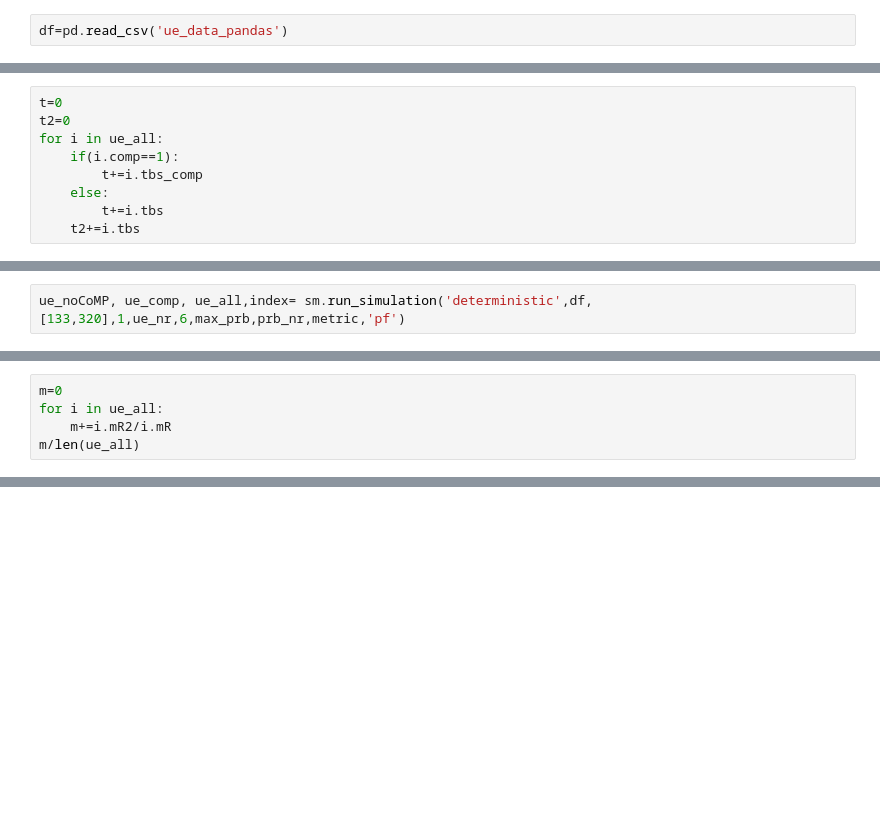
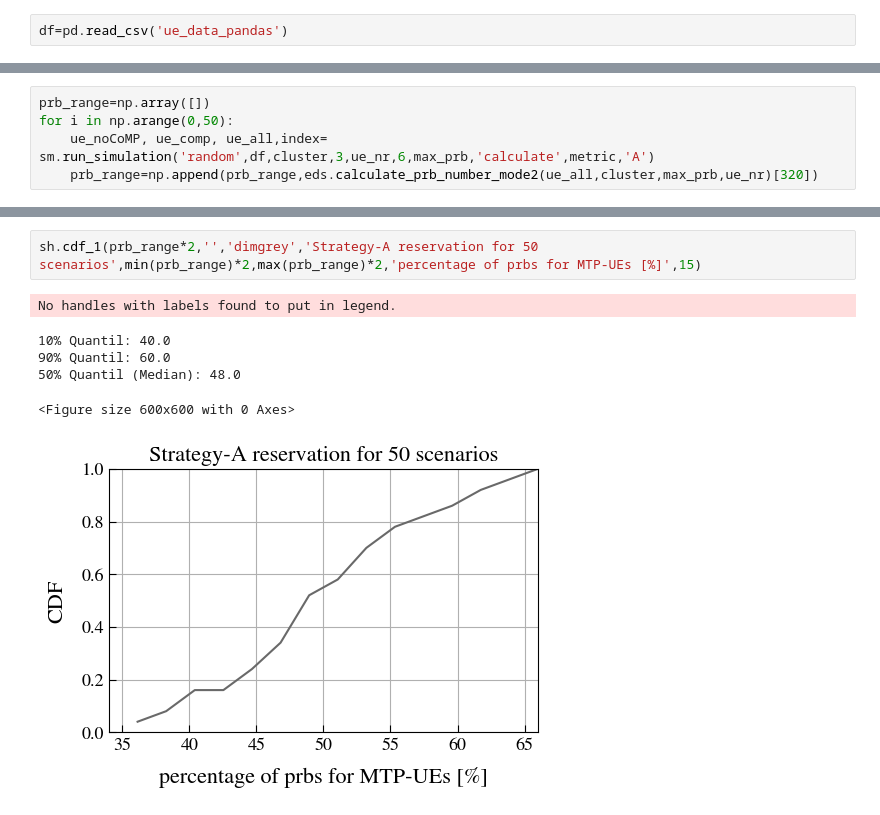
Before and after one commit to CarolineZoll/EDS, a Jupyter notebook: Tester.ipynb, the cells around one changed output, grey strips where cells are left out. Drawn from its saved outputs; the diff is of its cells as text; blank space fills up the shorter version.

```diff
--- a/Tester.ipynb
+++ b/Tester.ipynb
@@ -137,9 +25,0 @@ df=pd.read_csv('ue_data_pandas')
-# %%
-t=0
-t2=0
-for i in ue_all:
-    if(i.comp==1):
-        t+=i.tbs_comp
-    else:
-        t+=i.tbs
-    t2+=i.tbs
@@ -159,2 +25,0 @@ prb_nr[320]=40
-# %%
-ue_noCoMP, ue_comp, ue_all,index= sm.run_simulation('deterministic',df,[133,320],1,ue_nr,6,max_prb,prb_nr,metric,'pf')
@@ -196,5 +25,0 @@ mit CoMP - v2
-# %%
-m=0
-for i in ue_all:
-    m+=i.mR2/i.mR
-m/len(ue_all)
@@ -204,0 +28,5 @@ ue_list=ue_noCoMP[133]
+# %%
+prb_range=np.array([])
+for i in np.arange(0,50):
+    ue_noCoMP, ue_comp, ue_all,index= sm.run_simulation('random',df,cluster,3,ue_nr,6,max_prb,'calculate',metric,'A')
+    prb_range=np.append(prb_range,eds.calculate_prb_number_mode2(ue_all,cluster,max_prb,ue_nr)[320])
@@ -204,0 +51,9 @@ ue_list=ue_noCoMP[133]
+# %%
+sh.cdf_1(prb_range*2,'','dimgrey','Strategy-A reservation for 50 scenarios',min(prb_range)*2,max(prb_range)*2,'percentage of prbs for MTP-UEs [%]',15)
+# %% [output]
+No handles with labels found to put in legend.
+10% Quantil: 40.0
+90% Quantil: 60.0
+50% Quantil (Median): 48.0
+<Figure size 600x600 with 0 Axes>
+[figure, added]
```
Also changed, not shown: parts of 30 cells of this notebook, 37 other files.
